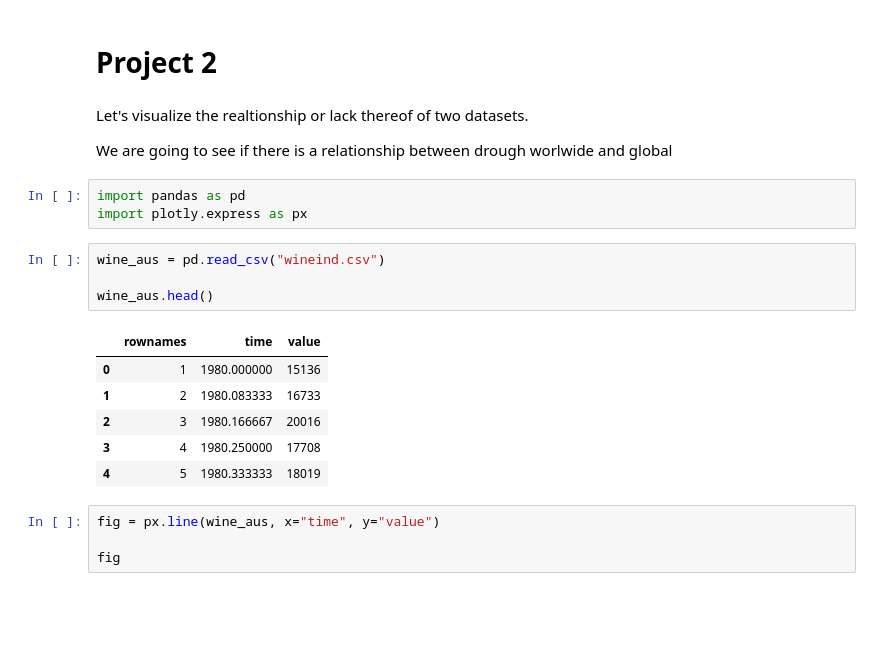
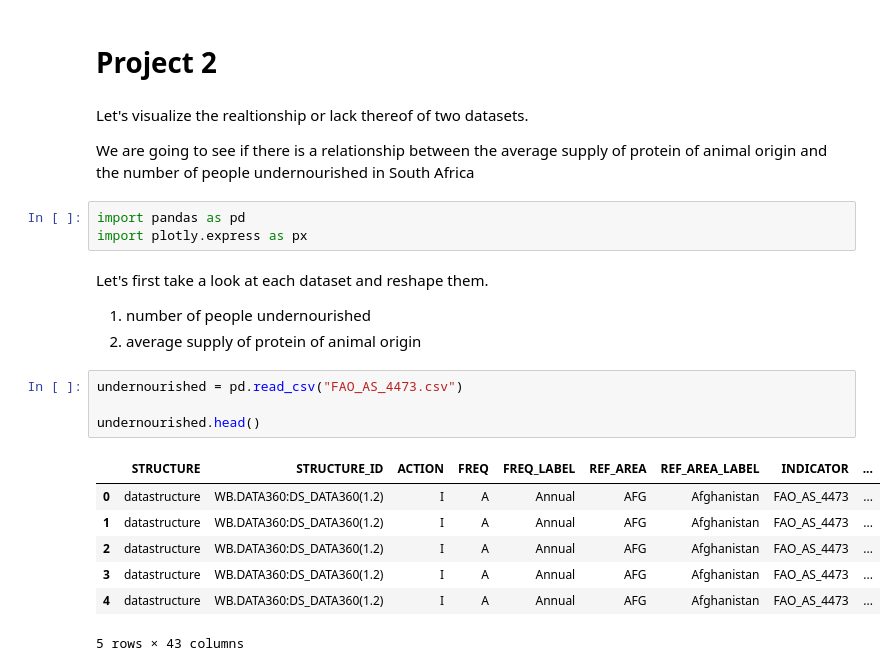
Before and after one commit to boireauromain-collab/boireauromain-collab.github.io, a Jupyter notebook: Project_2.ipynb, the cells around one changed output. Cells and saved outputs as stored; diff of their text form; blank space fills up the shorter version.

```diff
--- a/Project_2.ipynb
+++ b/Project_2.ipynb
@@ -3,22 +3,23 @@
 # %% [markdown]
 Let's visualize the realtionship or lack thereof of two datasets.
 
-We are going to see if there is a relationship between drough worlwide and global
+We are going to see if there is a relationship between the average supply of protein of animal origin and the number of people undernourished in South Africa
 # %%
 import pandas as pd
 import plotly.express as px
+# %% [markdown]
+Let's first take a look at each dataset and reshape them.
+1) number of people undernourished
+2) average supply of protein of animal origin
 # %%
-wine_aus = pd.read_csv("wineind.csv")
+undernourished = pd.read_csv("FAO_AS_4473.csv")
 
-wine_aus.head()
+undernourished.head()
 # %% [output]
-|  | rownames | time | value |
-| 0 | 1 | 1980.000000 | 15136 |
-| 1 | 2 | 1980.083333 | 16733 |
-| 2 | 3 | 1980.166667 | 20016 |
-| 3 | 4 | 1980.250000 | 17708 |
-| 4 | 5 | 1980.333333 | 18019 |
+|  | STRUCTURE | STRUCTURE_ID | ACTION | FREQ | FREQ_LABEL | REF_AREA | REF_AREA_LABEL | INDICATOR | ... |
+| 0 | datastructure | WB.DATA360:DS_DATA360(1.2) | I | A | Annual | AFG | Afghanistan | FAO_AS_4473 | ... |
+| 1 | datastructure | WB.DATA360:DS_DATA360(1.2) | I | A | Annual | AFG | Afghanistan | FAO_AS_4473 | ... |
+| 2 | datastructure | WB.DATA360:DS_DATA360(1.2) | I | A | Annual | AFG | Afghanistan | FAO_AS_4473 | ... |
+| 3 | datastructure | WB.DATA360:DS_DATA360(1.2) | I | A | Annual | AFG | Afghanistan | FAO_AS_4473 | ... |
+| 4 | datastructure | WB.DATA360:DS_DATA360(1.2) | I | A | Annual | AFG | Afghanistan | FAO_AS_4473 | ... |
+5 rows × 43 columns
-# %%
-fig = px.line(wine_aus, x="time", y="value")
-
-fig
```
Also changed, not shown: parts of 12 cells of this notebook, 1 other file.
